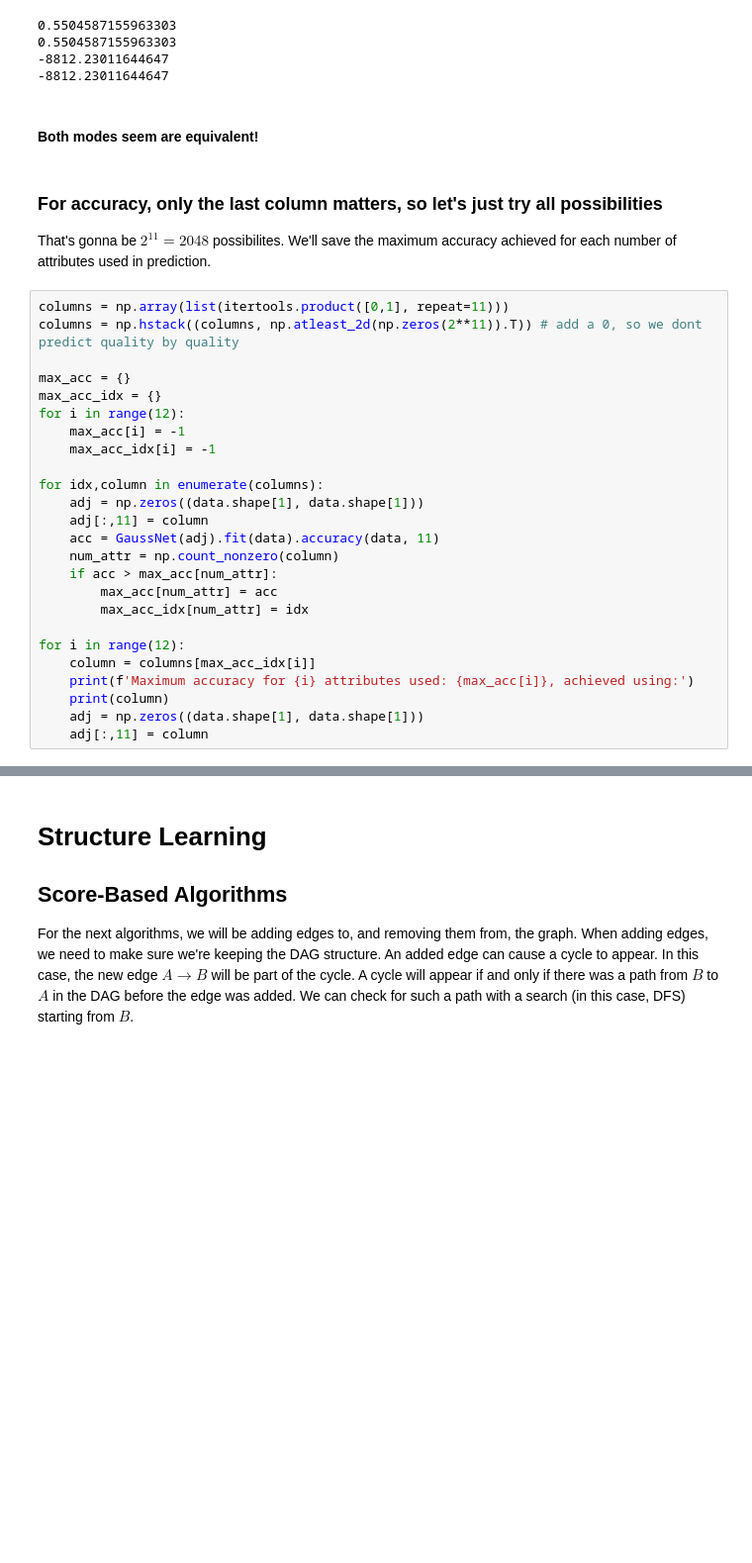
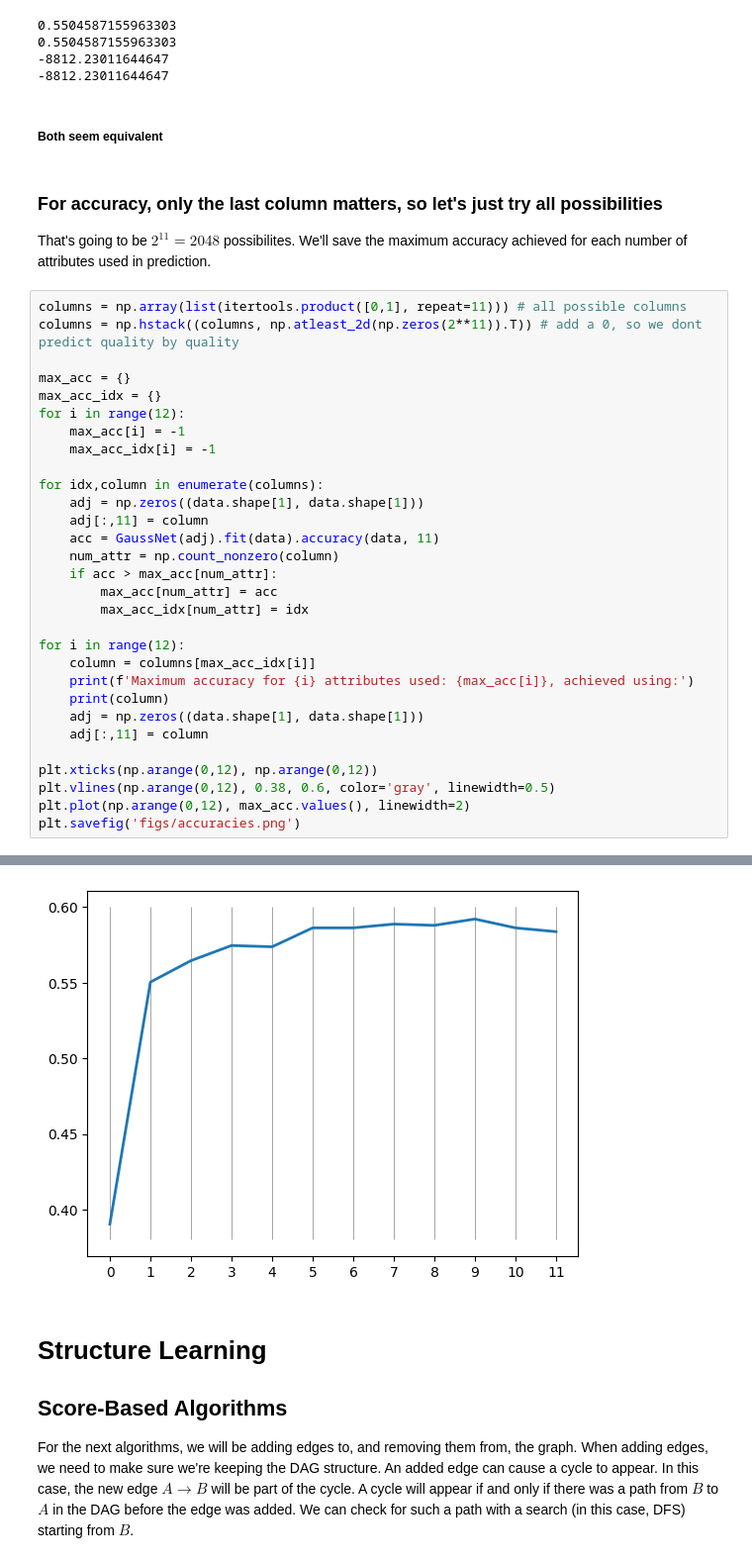
Before and after one commit to toucanmeister/cdsMaster, a Jupyter notebook: Semester 1/Graphische Modelle Lab/Project/project.ipynb, the cells around one changed output, grey strips where cells are left out. Shown at 99% size. Saved outputs shown, nothing was run; the diff lists cells and outputs as text; blank space fills up the shorter version.

```diff
--- a/Semester 1/Graphische Modelle Lab/Project/project.ipynb
+++ b/Semester 1/Graphische Modelle Lab/Project/project.ipynb
@@ -197,14 +201,14 @@ print(net2.loglikelihood(data))
 -8812.23011644647
 -8812.23011644647
 # %% [markdown]
-#### Both modes seem are equivalent!
+##### Both seem equivalent
 # %% [markdown]
 ### For accuracy, only the last column matters, so let's just try all possibilities
 
-That's gonna be $2^{11}=2048$ possibilites.
+That's going to be $2^{11}=2048$ possibilites.
 We'll save the maximum accuracy achieved for each number of attributes used in prediction.
 # %%
-columns = np.array(list(itertools.product([0,1], repeat=11)))
+columns = np.array(list(itertools.product([0,1], repeat=11))) # all possible columns
 columns = np.hstack((columns, np.atleast_2d(np.zeros(2**11)).T)) # add a 0, so we dont predict quality by quality
 
 max_acc = {}
@@ -219,33 +223,39 @@ for idx,column in enumerate(columns):
     acc = GaussNet(adj).fit(data).accuracy(data, 11)
     num_attr = np.count_nonzero(column)
     if acc > max_acc[num_attr]:
         max_acc[num_attr] = acc
         max_acc_idx[num_attr] = idx
 
 for i in range(12):
     column = columns[max_acc_idx[i]]
     print(f'Maximum accuracy for {i} attributes used: {max_acc[i]}, achieved using:')
     print(column)
     adj = np.zeros((data.shape[1], data.shape[1]))
     adj[:,11] = column
+
+plt.xticks(np.arange(0,12), np.arange(0,12))
+plt.vlines(np.arange(0,12), 0.38, 0.6, color='gray', linewidth=0.5)
+plt.plot(np.arange(0,12), max_acc.values(), linewidth=2)
+plt.savefig('figs/accuracies.png')
 # %% [output]
 Maximum accuracy for 0 attributes used: 0.390325271059216, achieved using:
 [0. 0. 0. 0. 0. 0. 0. 0. 0. 0. 0. 0.]
 Maximum accuracy for 1 attributes used: 0.5504587155963303, achieved using:
 [0. 0. 0. 0. 0. 0. 0. 0. 0. 0. 1. 0.]
 Maximum accuracy for 2 attributes used: 0.5646371976647206, achieved using:
 [0. 0. 0. 0. 0. 0. 1. 0. 0. 0. 1. 0.]
 Maximum accuracy for 3 attributes used: 0.5746455379482902, achieved using:
 [0. 1. 0. 0. 0. 0. 0. 0. 0. 1. 1. 0.]
 Maximum accuracy for 4 attributes used: 0.5738115095913261, achieved using:
 [0. 1. 0. 1. 0. 0. 0. 0. 0. 1. 1. 0.]
 Maximum accuracy for 5 attributes used: 0.5863219349457881, achieved using:
 [0. 1. 0. 0. 1. 0. 1. 0. 0. 1. 1. 0.]
 ... (8 lines left out)
 Maximum accuracy for 10 attributes used: 0.5863219349457881, achieved using:
 [1. 1. 1. 1. 1. 0. 1. 1. 1. 1. 1. 0.]
 Maximum accuracy for 11 attributes used: 0.5838198498748958, achieved using:
 [1. 1. 1. 1. 1. 1. 1. 1. 1. 1. 1. 0.]
+[figure, added]
 # %% [markdown]
 # Structure Learning
 ## Score-Based Algorithms
```
Also changed, not shown: parts of 22 cells of this notebook, 12 other files.
